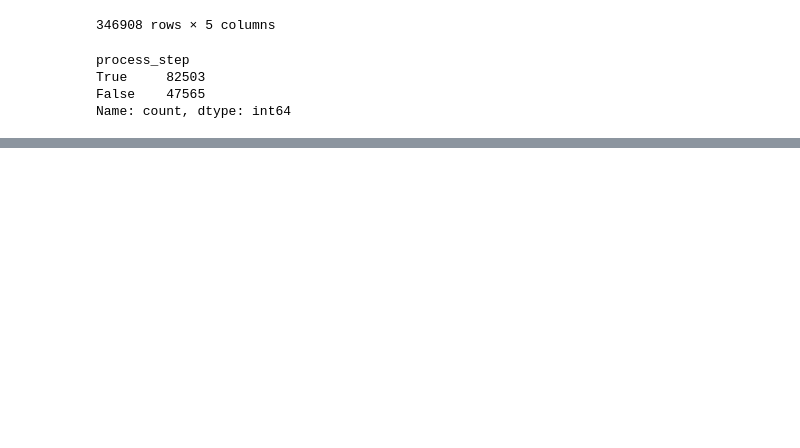
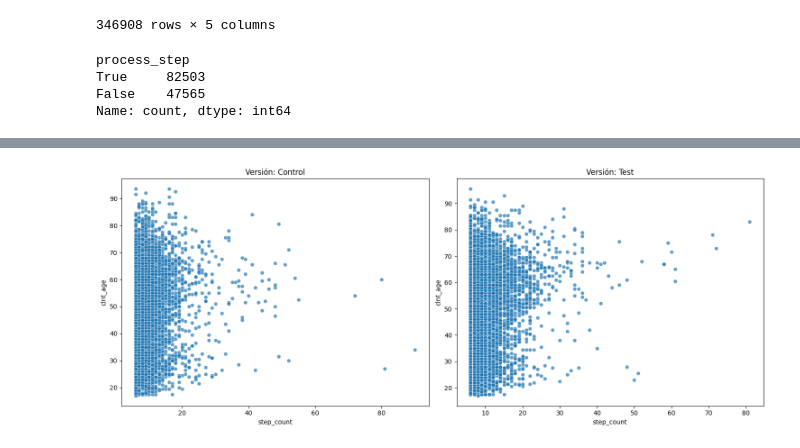
Before and after one commit to GemaVNZ/vanguard-ab-test, a Jupyter notebook: 00_PREVIO/start_vanguard.ipynb, the cells around one changed output, grey strips where cells are left out. Saved outputs shown, nothing was run; the diff lists cells and outputs as text; code cells hidden in the pictures; blank space fills up the shorter version.

```diff
--- a/00_PREVIO/start_vanguard.ipynb
+++ b/00_PREVIO/start_vanguard.ipynb
@@ -94,0 +184,19 @@ Name: count, dtype: int64
+# %%
+# Creo gráficos separados para cada versión
+unique_versions = final_table['version'].dropna().unique()
+
+plt.figure(figsize=(15, 6))
+
+for i, version in enumerate(unique_versions, start=1):
+    plt.subplot(1, len(unique_versions), i)
+    sns.scatterplot(
+        data=final_table[final_table['version'] == version],
+        x='step_count',
+        y='clnt_age',
+        alpha=0.7
+    )
+    plt.title(f'Versión: {version}')
+plt.tight_layout()
+plt.show()
+# %% [output]
+[figure, added]
```
Also changed, not shown: parts of 13 cells of this notebook.
